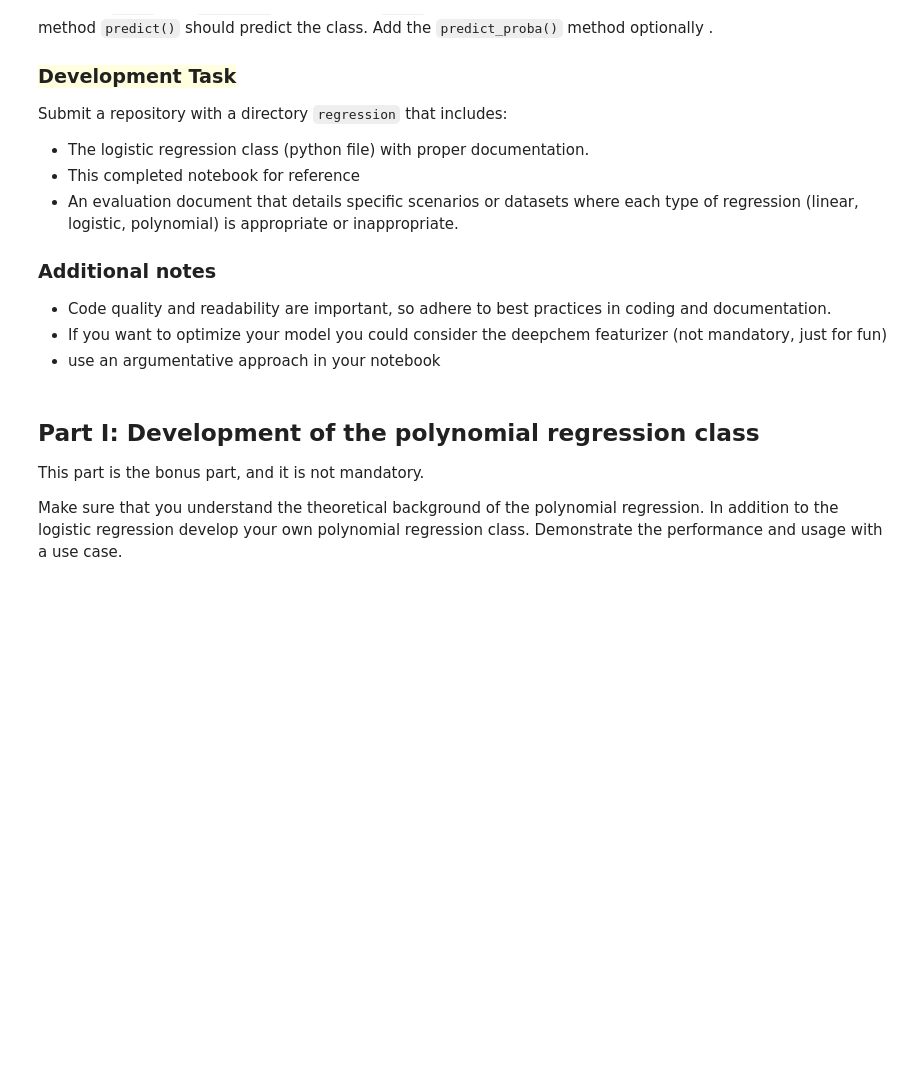
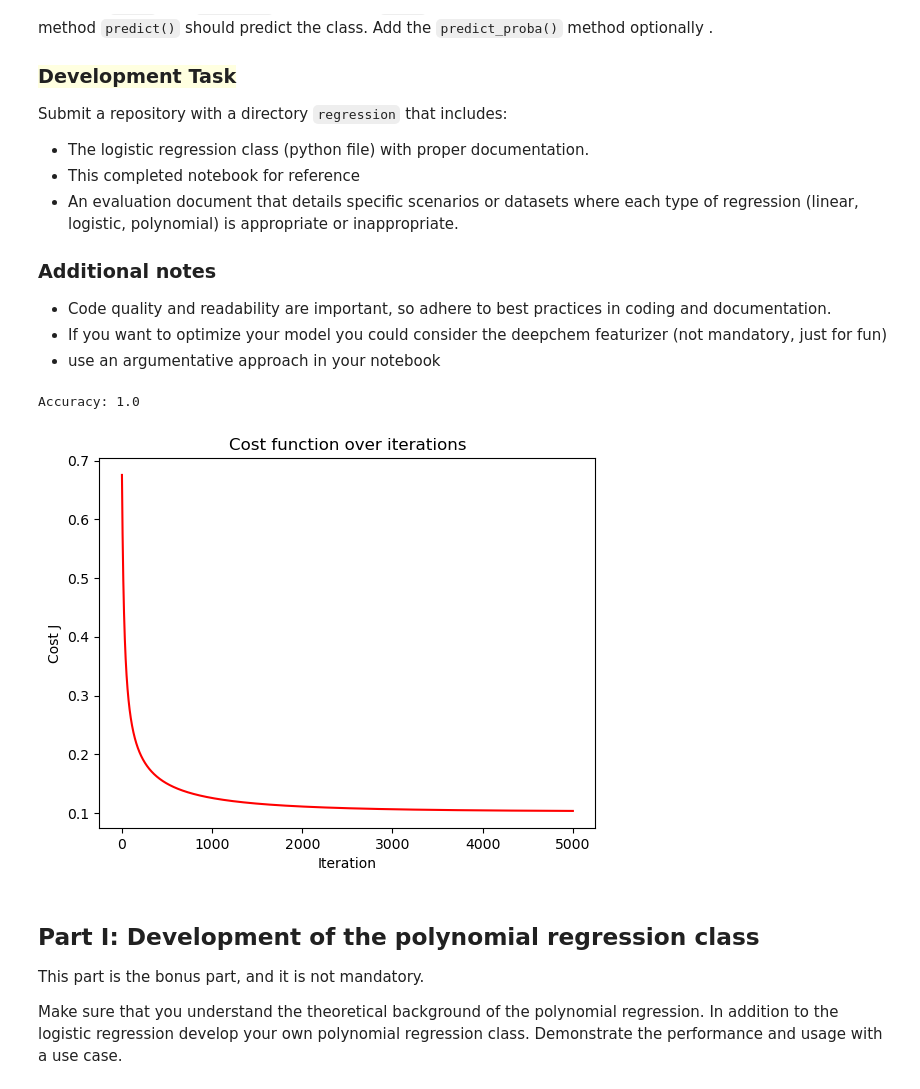
Before and after one commit to jippesilvius/datascience5, a Jupyter notebook: assignment1/Assignment_Regression.ipynb, the cells around one changed output. Cells and saved outputs as stored; diff of their text form; code cells hidden in the pictures; blank space fills up the shorter version.

```diff
--- a/assignment1/Assignment_Regression.ipynb
+++ b/assignment1/Assignment_Regression.ipynb
@@ -981,6 +1155,29 @@ Submit a repository with a directory `regression` that includes:
 - Code quality and readability are important, so adhere to best practices in coding and documentation.
 - If you want to optimize your model you could consider the deepchem featurizer (not mandatory, just for fun)
 - use an argumentative approach in your notebook
+# %%
+from LogisticRegression import LogisticRegression
+import numpy as np
+
+# Sample data
+np.random.seed(42)
+X = np.random.randn(100, 2)
+y = (X[:,0] + X[:,1] > 0).astype(int).reshape(-1,1)
+
+# Fit model
+model = LogisticRegression(alpha=0.1, iter_n=5000, lambda_=0.1)
+model.fit(X, y)
+
+# Predict
+y_pred = model.predict(X)
+accuracy = np.mean(y_pred == y)
+print("Accuracy:", accuracy)
+
+# Plot cost
+model.plot_cost()
+# %% [output]
+Accuracy: 1.0
+[figure, added]
 # %% [markdown]
 <a name='08'></a>
 ## Part I: Development of the polynomial regression class
```
Also changed, not shown: parts of 20 cells of this notebook, 2 other files.
